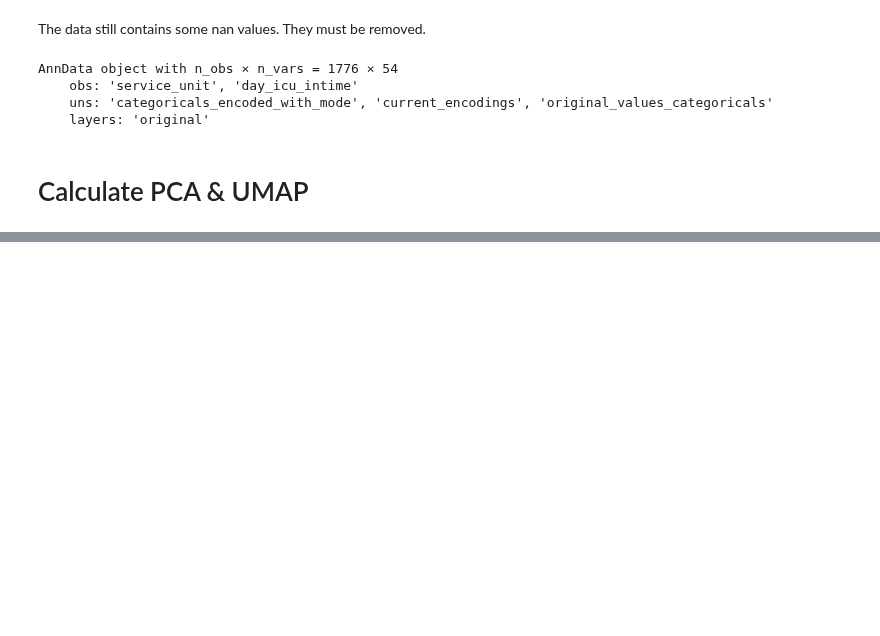
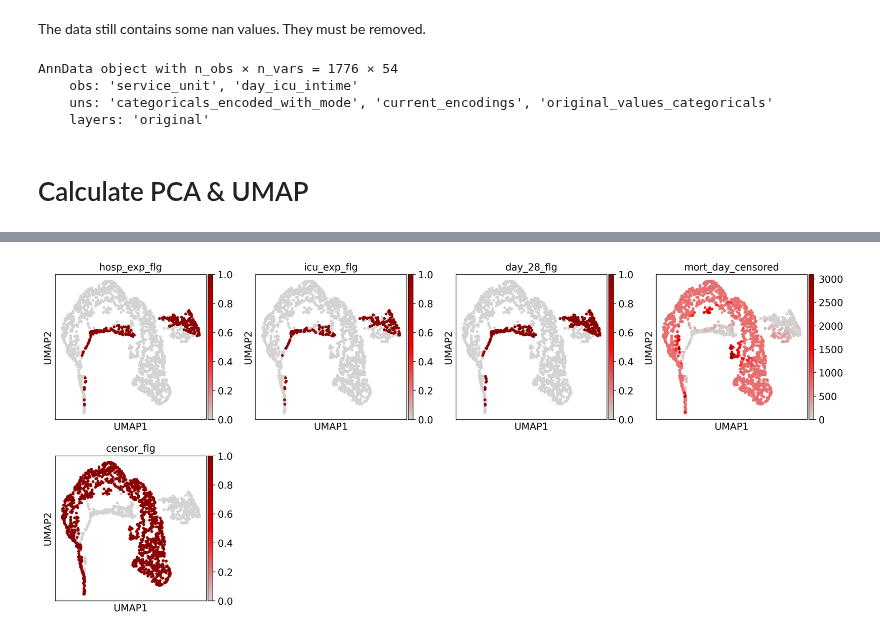
Before and after one commit to theislab/ehrapy, a Jupyter notebook: notebooks/mimic_2.ipynb, the cells around one changed output, grey strips where cells are left out. Drawn from its saved outputs; the diff is of its cells as text; code cells hidden in the pictures; blank space fills up the shorter version.

```diff
--- a/notebooks/mimic_2.ipynb
+++ b/notebooks/mimic_2.ipynb
@@ -128,0 +132,4 @@ ep.pl.umap(adata_3, color=["leiden_0_5"])
+# %%
+ep.pl.umap(adata_3, color=["hosp_exp_flg", "icu_exp_flg", "day_28_flg", "mort_day_censored", "censor_flg"], cmap=sct.plot.Colormaps.grey_red.value)
+# %% [output]
+[figure, added]
```
Also changed, not shown: parts of 10 cells of this notebook, 4 other files.
